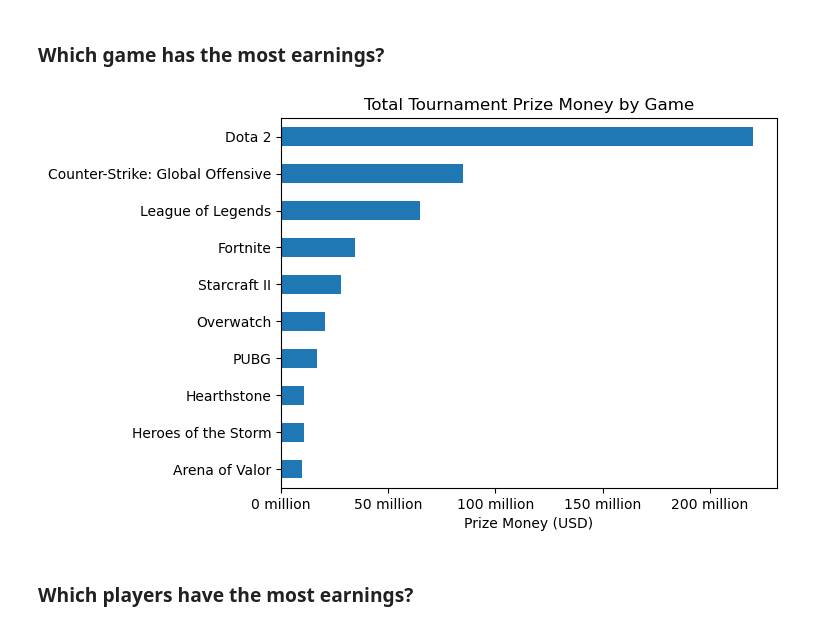
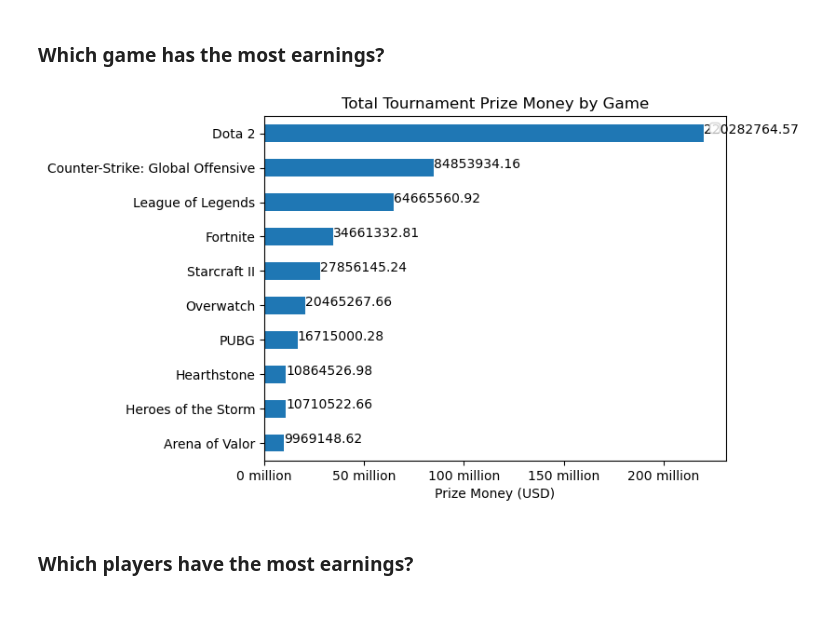
Before and after one commit to liceloo/Project1_EdX, a Jupyter notebook: alice_code/earnings.ipynb, the cells around one changed output. Drawn from its saved outputs; the diff is of its cells as text; code cells hidden in the pictures.

```diff
--- a/alice_code/earnings.ipynb
+++ b/alice_code/earnings.ipynb
@@ -124,15 +126,18 @@ dtype: int64
 # %% [markdown]
 ### Which game has the most earnings?
 # %%
-game_earnings = org_df.groupby('Game')['TotalUSDPrize'].sum().sort_values()
+game_earnings = org_df.groupby('Game')['TotalUSDPrize'].sum().sort_values().reset_index()
 fig1 = game_earnings.plot(kind = 'barh', x = 'Game', y = 'TotalUSDPrize')
 fig1.set_xticklabels(["0 million", "50 million", "100 million", "150 million", "200 million"])
 fig1.set_xlabel('Prize Money (USD)')
 fig1.set_ylabel("")
 fig1.set_title('Total Tournament Prize Money by Game')
+for ind, val in enumerate(game_earnings['TotalUSDPrize']):
+    plt.text(val, ind, str(val))
+plt.legend([])
 plt.show()
 # %% [output]
-[figure, old version]
+[figure, new version]
 # %% [markdown]
 ### Which players have the most earnings?
 # %%
```
Also changed, not shown: parts of 15 cells of this notebook.
